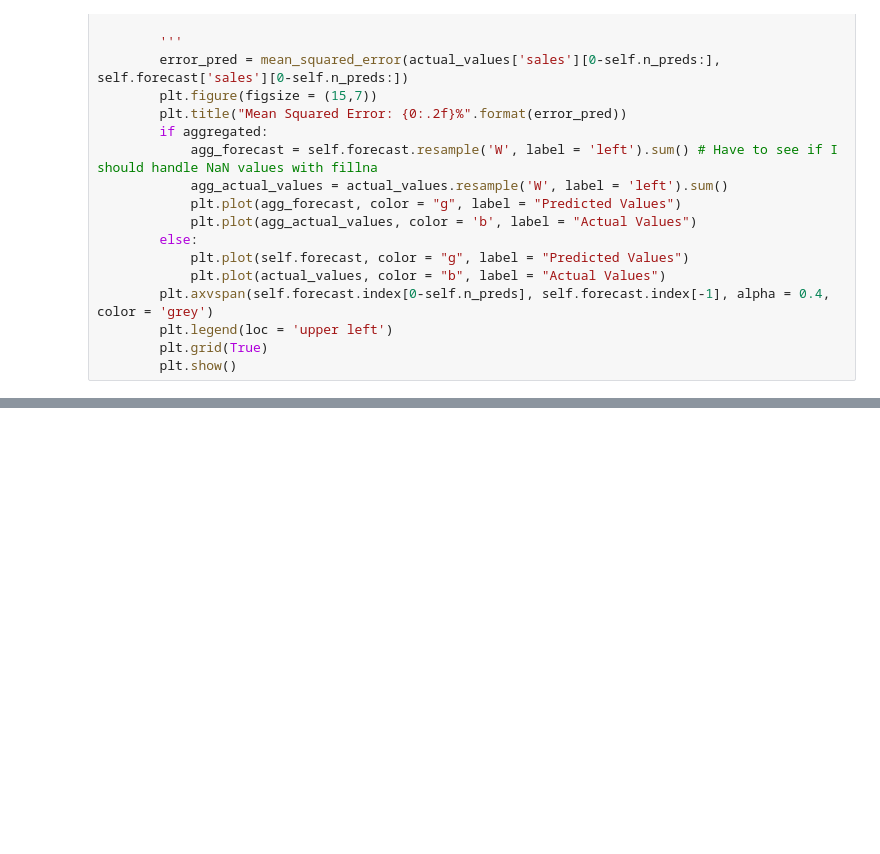
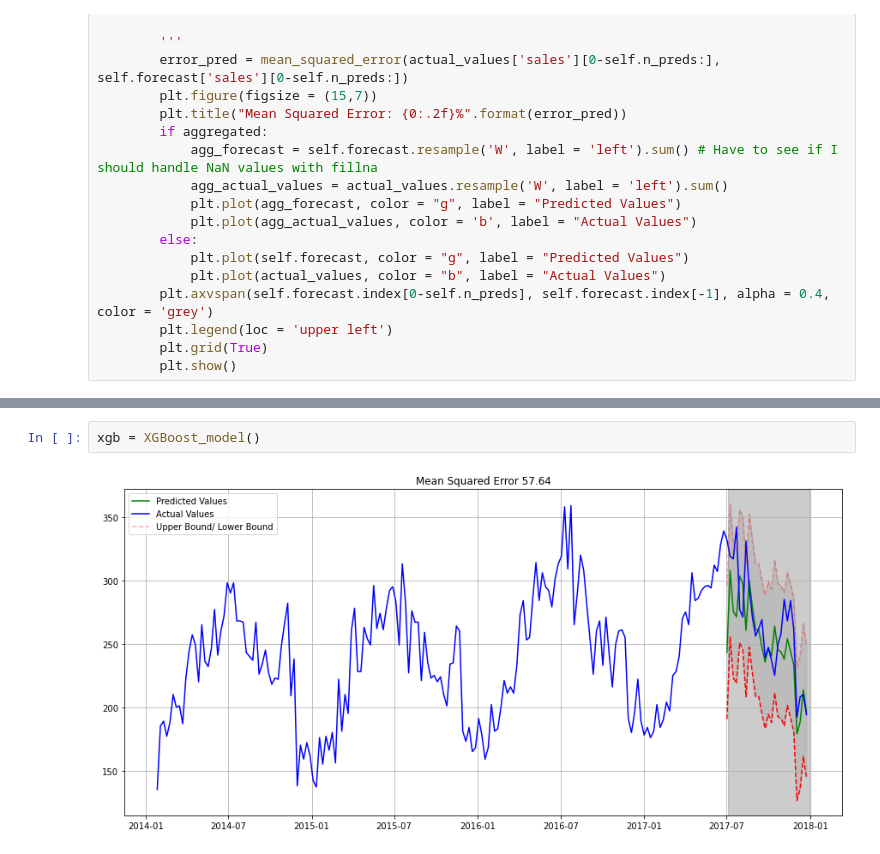
Before and after one commit to Shivanshu17/Item_Demand_Forecasting, a Jupyter notebook: Demand_Forecasting.ipynb, the cells around one changed output, grey strips where cells are left out. Saved outputs shown, nothing was run; the diff lists cells and outputs as text; blank space fills up the shorter version.

```diff
--- a/Demand_Forecasting.ipynb
+++ b/Demand_Forecasting.ipynb
@@ -1285,0 +1618,4 @@ Non-invertible starting seasonal moving average Using zeros as starting paramete
+# %%
+xgb = XGBoost_model()
+# %% [output]
+[figure, added]
```
Also changed, not shown: parts of 27 cells of this notebook.
